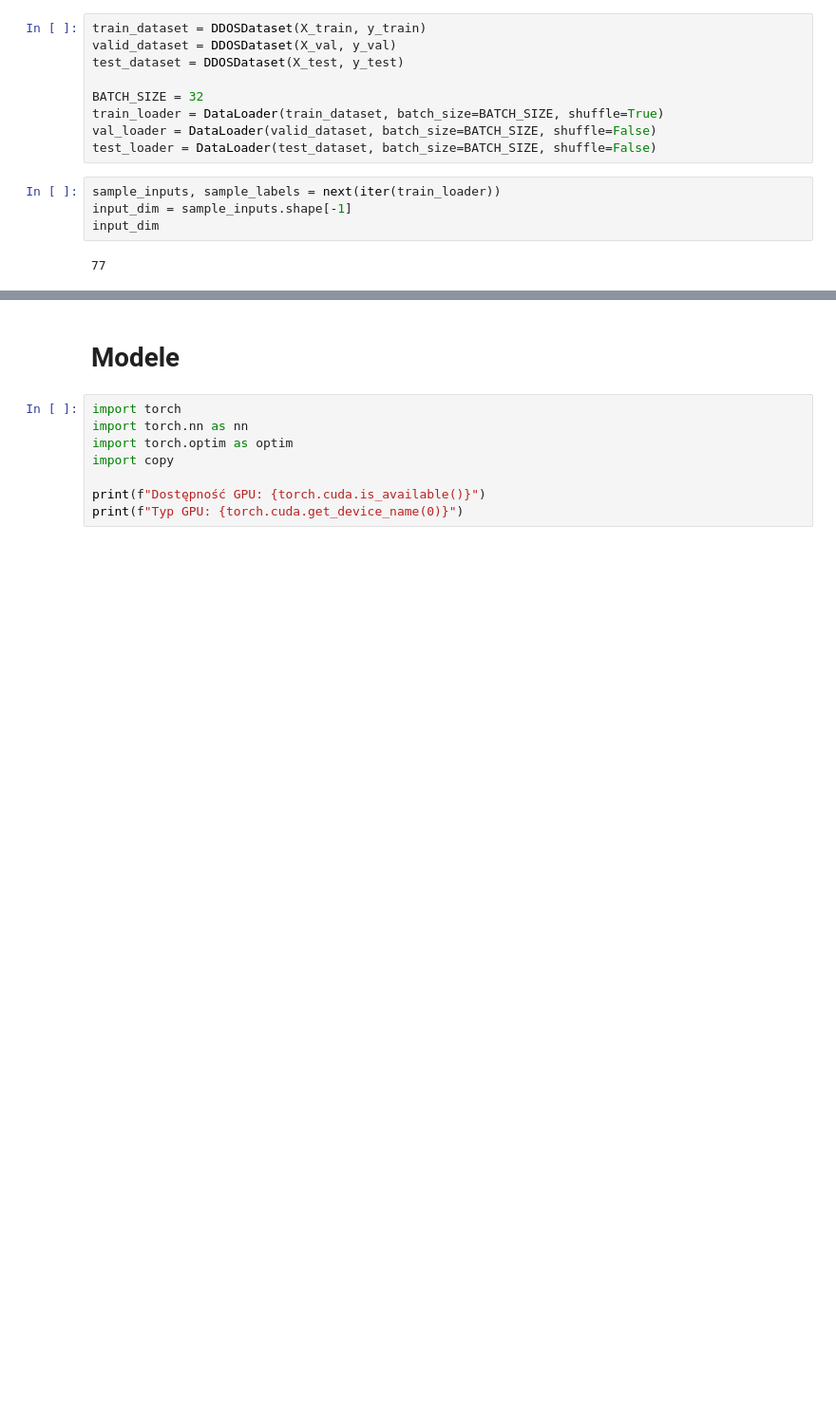
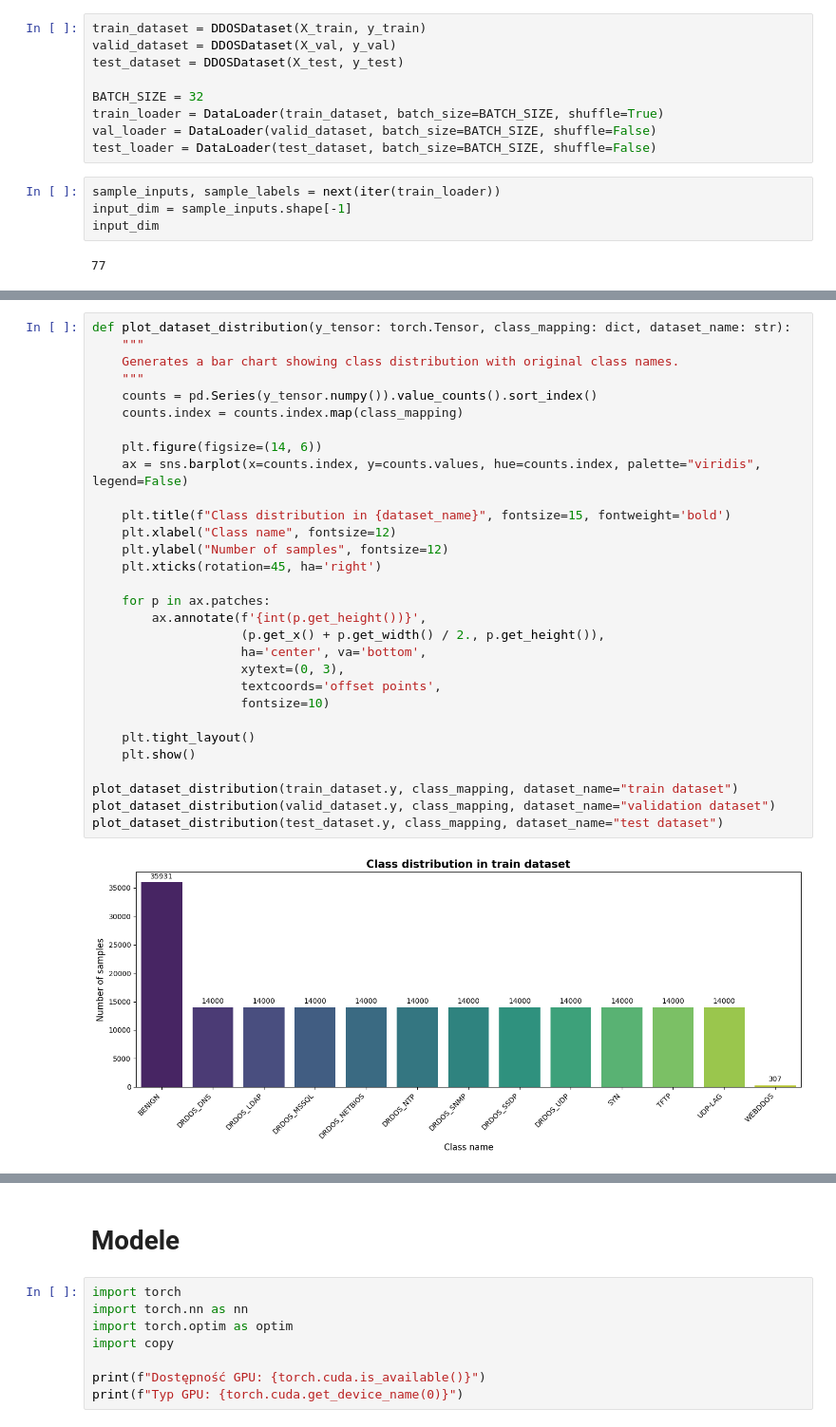
Before and after one commit to mkan1ewski/DDOS-Detection-Model, a Jupyter notebook: main.ipynb, the cells around one changed output, grey strips where cells are left out. Shown at 95% size. Saved outputs shown, nothing was run; the diff lists cells and outputs as text; blank space fills up the shorter version.

```diff
--- a/main.ipynb
+++ b/main.ipynb
@@ -151,0 +270,32 @@ input_dim
+# %%
+def plot_dataset_distribution(y_tensor: torch.Tensor, class_mapping: dict, dataset_name: str):
+    """
+    Generates a bar chart showing class distribution with original class names.
+    """
+    counts = pd.Series(y_tensor.numpy()).value_counts().sort_index()
+    counts.index = counts.index.map(class_mapping)
+
+    plt.figure(figsize=(14, 6))
+    ax = sns.barplot(x=counts.index, y=counts.values, hue=counts.index, palette="viridis", legend=False)
+
+    plt.title(f"Class distribution in {dataset_name}", fontsize=15, fontweight='bold')
+    plt.xlabel("Class name", fontsize=12)
+    plt.ylabel("Number of samples", fontsize=12)
+    plt.xticks(rotation=45, ha='right')
+
+    for p in ax.patches:
+        ax.annotate(f'{int(p.get_height())}',
+                    (p.get_x() + p.get_width() / 2., p.get_height()),
+                    ha='center', va='bottom',
+                    xytext=(0, 3),
+                    textcoords='offset points',
+                    fontsize=10)
+
+    plt.tight_layout()
+    plt.show()
+
+plot_dataset_distribution(train_dataset.y, class_mapping, dataset_name="train dataset")
+plot_dataset_distribution(valid_dataset.y, class_mapping, dataset_name="validation dataset")
+plot_dataset_distribution(test_dataset.y, class_mapping, dataset_name="test dataset")
+# %% [output]
+[figure, added]
```
Also changed, not shown: parts of 7 cells of this notebook.
